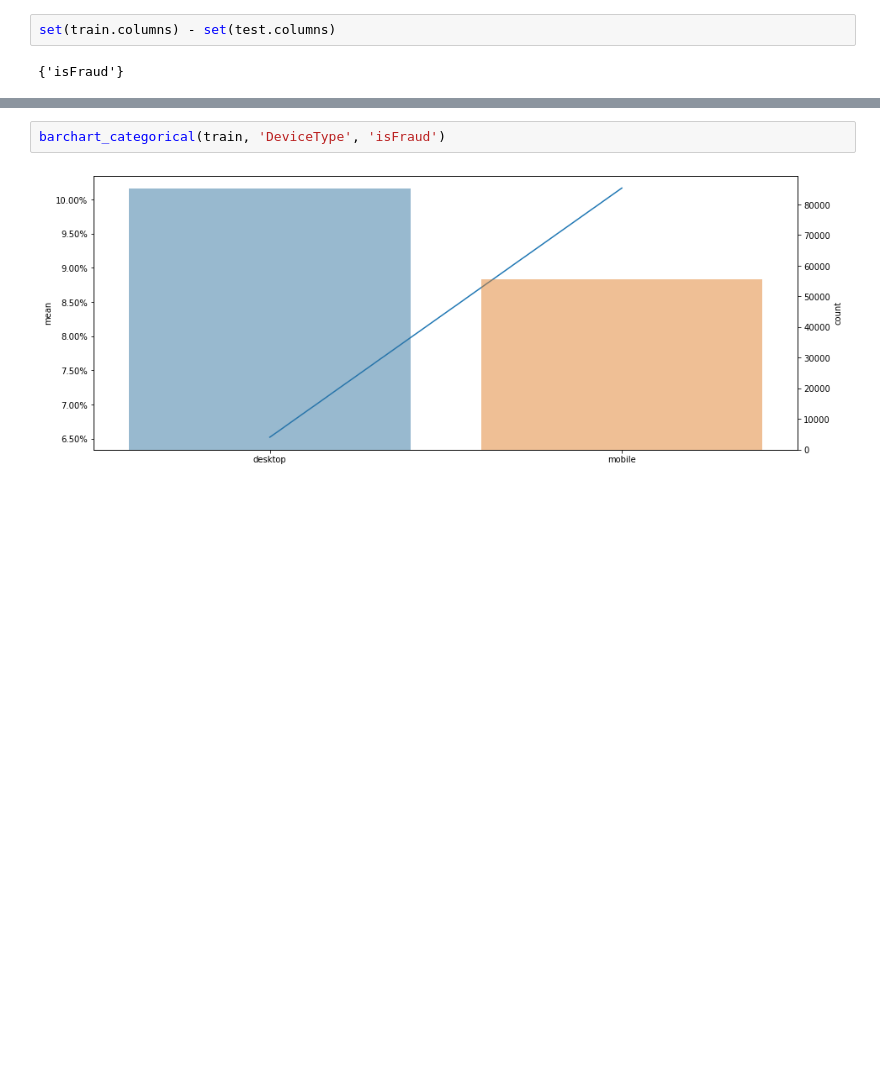
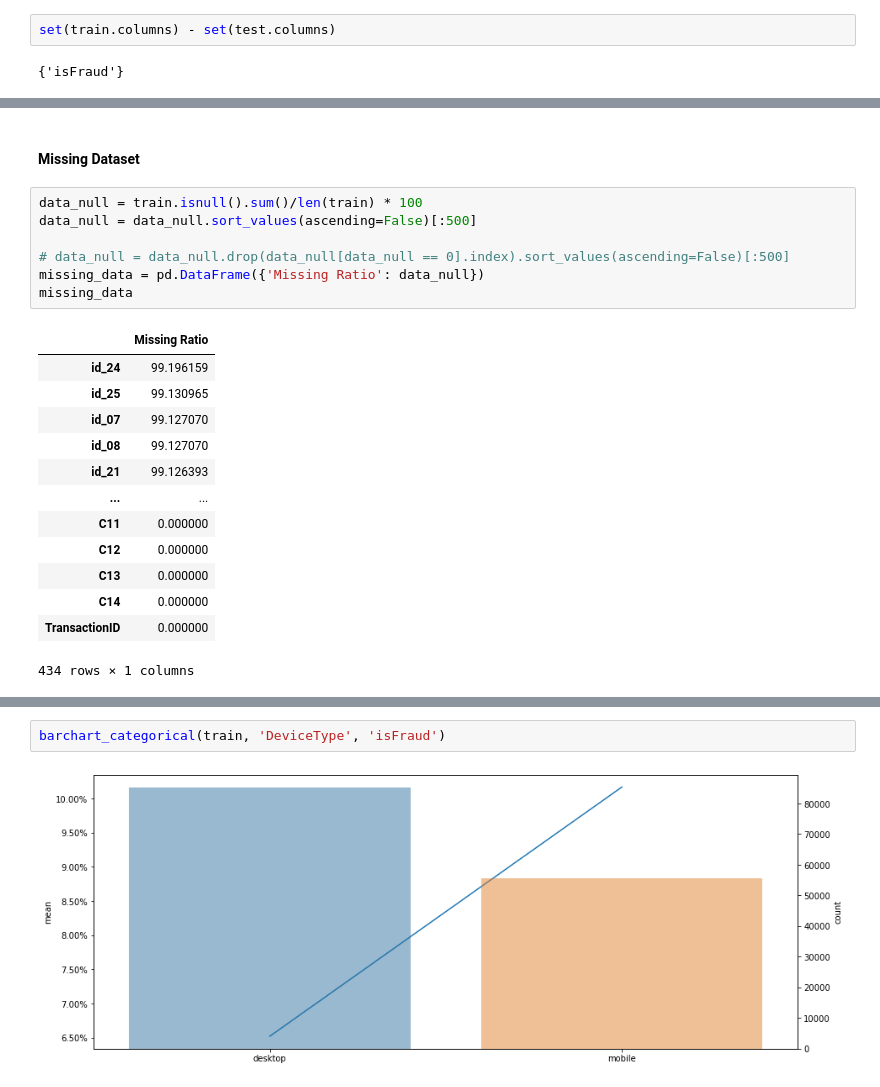
Before and after one commit to Prakrut/Fraud_Detection, a Jupyter notebook: Code/CreditCardFraudDetection.ipynb, the cells around one changed output, grey strips where cells are left out. Drawn from its saved outputs; the diff is of its cells as text; blank space fills up the shorter version.

```diff
--- a/Code/CreditCardFraudDetection.ipynb
+++ b/Code/CreditCardFraudDetection.ipynb
@@ -81,0 +85,23 @@ array(['TransactionID', 'isFraud', 'TransactionDT', 'TransactionAmt',
+# %% [markdown]
+#### Missing Dataset
+# %%
+data_null = train.isnull().sum()/len(train) * 100
+data_null = data_null.sort_values(ascending=False)[:500]
+
+# data_null = data_null.drop(data_null[data_null == 0].index).sort_values(ascending=False)[:500]
+missing_data = pd.DataFrame({'Missing Ratio': data_null})
+missing_data
+# %% [output]
+|  | Missing Ratio |
+| id_24 | 99.196159 |
+| id_25 | 99.130965 |
+| id_07 | 99.127070 |
+| id_08 | 99.127070 |
+| id_21 | 99.126393 |
+| ... | ... |
+| C11 | 0.000000 |
+| C12 | 0.000000 |
+| C13 | 0.000000 |
+| C14 | 0.000000 |
+| TransactionID | 0.000000 |
+434 rows × 1 columns
```
Also changed, not shown: parts of 11 cells of this notebook.
